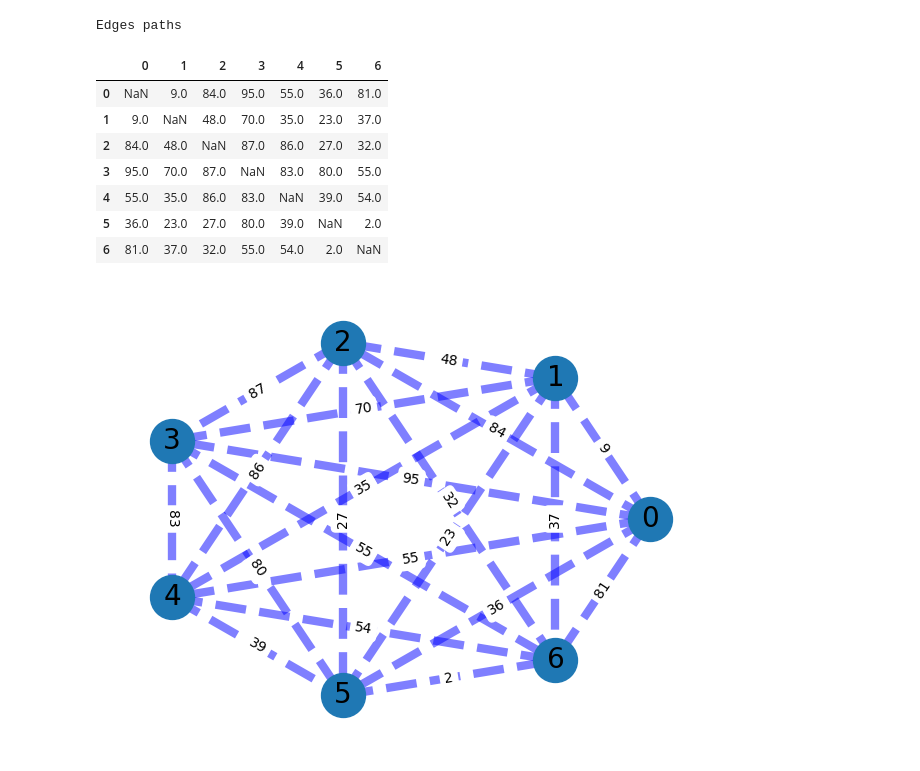
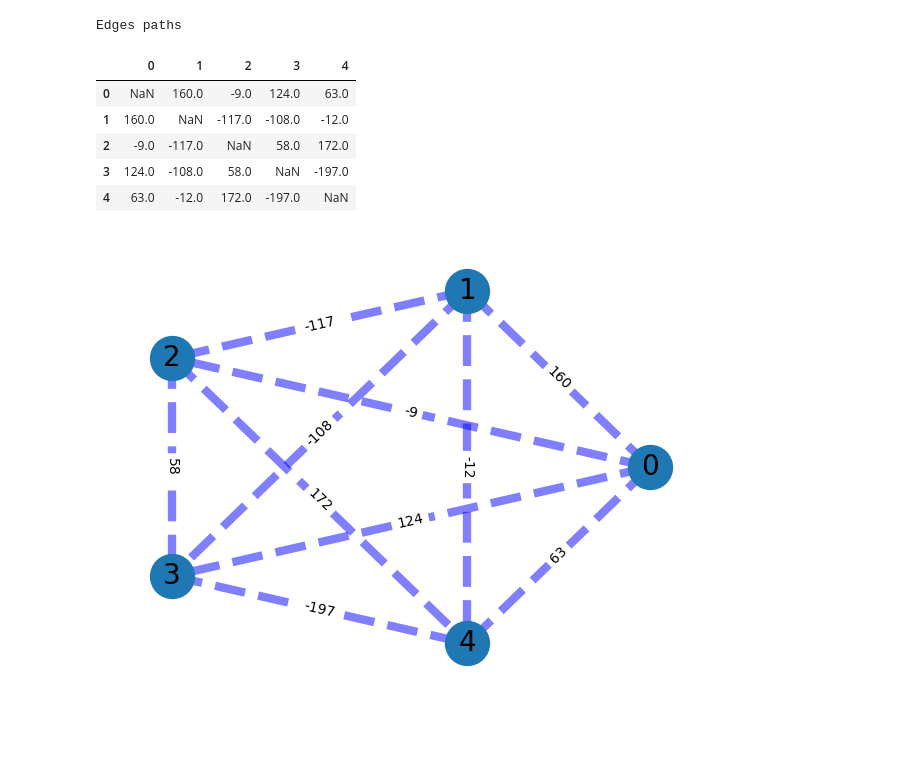
Before and after one commit to perrosdatos/msc_ai_assigment, a Jupyter notebook: draft.ipynb, the cells around one changed output. Drawn from its saved outputs; the diff is of its cells as text; code cells hidden in the pictures; blank space fills up the shorter version.

```diff
--- a/draft.ipynb
+++ b/draft.ipynb
@@ -211,23 +211,21 @@ class NormalTSPGA:
             new_members = new_members+children_list
         return new_members
 # %%
-nodes_list, edges_w = generate_network(7,1,100)
+nodes_list, edges_w = generate_network(num_nodes=5,rand_a=-200,rand_b=200)
 
-ga = NormalTSPGA(nodes_list, edges_w, population_number=3,mutation_thd=0.5, exploration_terms=1)
+ga = NormalTSPGA(nodes_list, edges_w, population_number=50,mutation_thd=0.7, exploration_terms=1)
 # %% [output]
 Edges paths
-|  | 0 | 1 | 2 | 3 | 4 | 5 | 6 |
-| 0 | NaN | 9.0 | 84.0 | 95.0 | 55.0 | 36.0 | 81.0 |
-| 1 | 9.0 | NaN | 48.0 | 70.0 | 35.0 | 23.0 | 37.0 |
-| 2 | 84.0 | 48.0 | NaN | 87.0 | 86.0 | 27.0 | 32.0 |
-| 3 | 95.0 | 70.0 | 87.0 | NaN | 83.0 | 80.0 | 55.0 |
-| 4 | 55.0 | 35.0 | 86.0 | 83.0 | NaN | 39.0 | 54.0 |
-| 5 | 36.0 | 23.0 | 27.0 | 80.0 | 39.0 | NaN | 2.0 |
-| 6 | 81.0 | 37.0 | 32.0 | 55.0 | 54.0 | 2.0 | NaN |
+|  | 0 | 1 | 2 | 3 | 4 |
+| 0 | NaN | 160.0 | -9.0 | 124.0 | 63.0 |
+| 1 | 160.0 | NaN | -117.0 | -108.0 | -12.0 |
+| 2 | -9.0 | -117.0 | NaN | 58.0 | 172.0 |
+| 3 | 124.0 | -108.0 | 58.0 | NaN | -197.0 |
+| 4 | 63.0 | -12.0 | 172.0 | -197.0 | NaN |
 # %%
-draw_custom_weighted_graph(nodes_list, edges_w)
+draw_custom_weighted_graph(nodes_list, edges_w,)
 # %% [output]
-[figure, old version]
+[figure, new version]
 # %%
 iterations = 30
 for _ in range(iterations):
```
Also changed, not shown: parts of 3 cells of this notebook.
